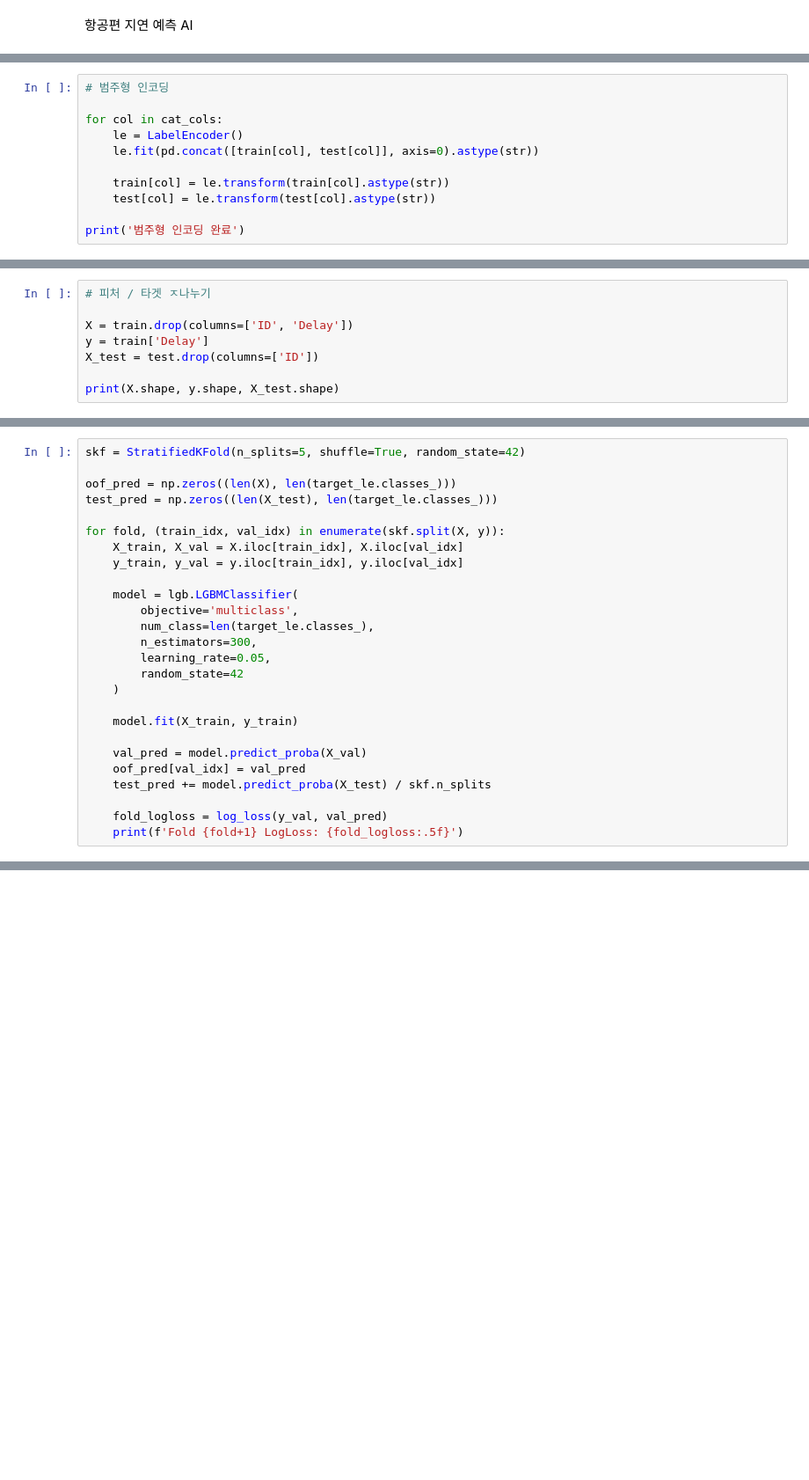
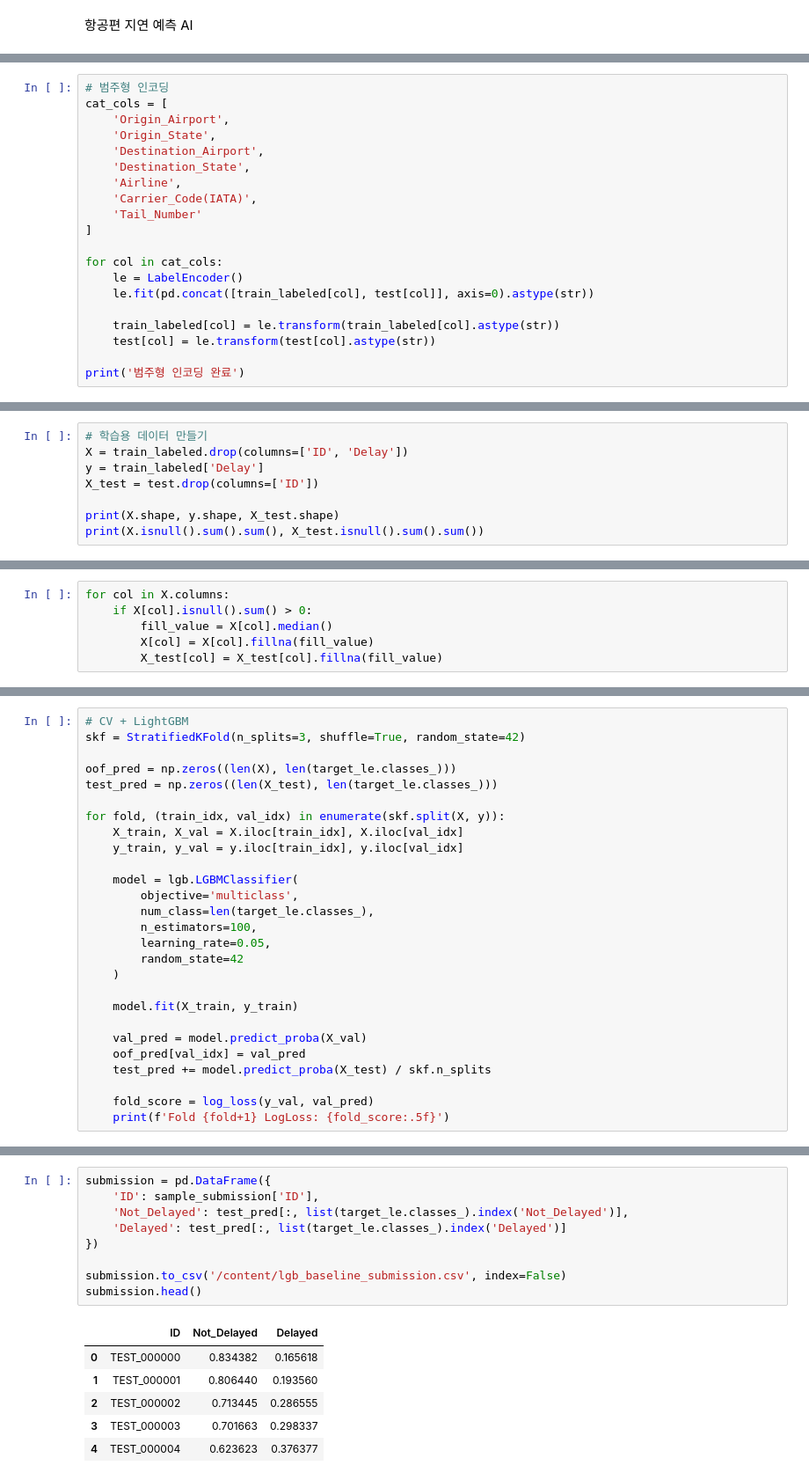
Before and after one commit to peperjet/bc-ml, a Jupyter notebook: flight_delay/flight_delay_260401.ipynb, the cells around one changed output, grey strips where cells are left out. Shown at 88% size. Saved outputs shown, nothing was run; the diff lists cells and outputs as text; blank space fills up the shorter version.

```diff
--- a/flight_delay/flight_delay_260401.ipynb
+++ b/flight_delay/flight_delay_260401.ipynb
@@ -104,11 +83,20 @@ cat_cols = [
 # %%
 # 범주형 인코딩
+cat_cols = [
+    'Origin_Airport',
+    'Origin_State',
+    'Destination_Airport',
+    'Destination_State',
+    'Airline',
+    'Carrier_Code(IATA)',
+    'Tail_Number'
+]
 
 for col in cat_cols:
     le = LabelEncoder()
-    le.fit(pd.concat([train[col], test[col]], axis=0).astype(str))
+    le.fit(pd.concat([train_labeled[col], test[col]], axis=0).astype(str))
 
-    train[col] = le.transform(train[col].astype(str))
+    train_labeled[col] = le.transform(train_labeled[col].astype(str))
     test[col] = le.transform(test[col].astype(str))
 
 print('범주형 인코딩 완료')
@@ -115,8 +105,8 @@ print('범주형 인코딩 완료')
 # %%
-# 피처 / 타겟 ㅈ나누기
-
-X = train.drop(columns=['ID', 'Delay'])
-y = train['Delay']
+# 학습용 데이터 만들기
+X = train_labeled.drop(columns=['ID', 'Delay'])
+y = train_labeled['Delay']
 X_test = test.drop(columns=['ID'])
 
 print(X.shape, y.shape, X_test.shape)
+print(X.isnull().sum().sum(), X_test.isnull().sum().sum())
@@ -123 +128,7 @@ print(X.shape, y.shape, X_test.shape)
+# %%
+for col in X.columns:
+    if X[col].isnull().sum() > 0:
+        fill_value = X[col].median()
+        X[col] = X[col].fillna(fill_value)
+        X_test[col] = X_test[col].fillna(fill_value)
 # %%
@@ -126,5 +138,6 @@ print(X_test.isnull().sum().sum())
 # %%
-skf = StratifiedKFold(n_splits=5, shuffle=True, random_state=42)
+# CV + LightGBM
+skf = StratifiedKFold(n_splits=3, shuffle=True, random_state=42)
 
 oof_pred = np.zeros((len(X), len(target_le.classes_)))
 test_pred = np.zeros((len(X_test), len(target_le.classes_)))
@@ -136,7 +149,7 @@ for fold, (train_idx, val_idx) in enumerate(skf.split(X, y)):
     model = lgb.LGBMClassifier(
         objective='multiclass',
         num_class=len(target_le.classes_),
-        n_estimators=300,
+        n_estimators=100,
         learning_rate=0.05,
         random_state=42
     )
@@ -147,6 +160,6 @@ for fold, (train_idx, val_idx) in enumerate(skf.split(X, y)):
     oof_pred[val_idx] = val_pred
     test_pred += model.predict_proba(X_test) / skf.n_splits
 
-    fold_logloss = log_loss(y_val, val_pred)
-    print(f'Fold {fold+1} LogLoss: {fold_logloss:.5f}')
+    fold_score = log_loss(y_val, val_pred)
+    print(f'Fold {fold+1} LogLoss: {fold_score:.5f}')
 # %% [output]
@@ -173,0 +188,16 @@ print('CV LogLoss:', cv_score)
+# %%
+submission = pd.DataFrame({
+    'ID': sample_submission['ID'],
+    'Not_Delayed': test_pred[:, list(target_le.classes_).index('Not_Delayed')],
+    'Delayed': test_pred[:, list(target_le.classes_).index('Delayed')]
+})
+
+submission.to_csv('/content/lgb_baseline_submission.csv', index=False)
+submission.head()
+# %% [output]
+|  | ID | Not_Delayed | Delayed |
+| 0 | TEST_000000 | 0.834382 | 0.165618 |
+| 1 | TEST_000001 | 0.806440 | 0.193560 |
+| 2 | TEST_000002 | 0.713445 | 0.286555 |
+| 3 | TEST_000003 | 0.701663 | 0.298337 |
+| 4 | TEST_000004 | 0.623623 | 0.376377 |
```
Also changed, not shown: parts of 23 cells of this notebook.
